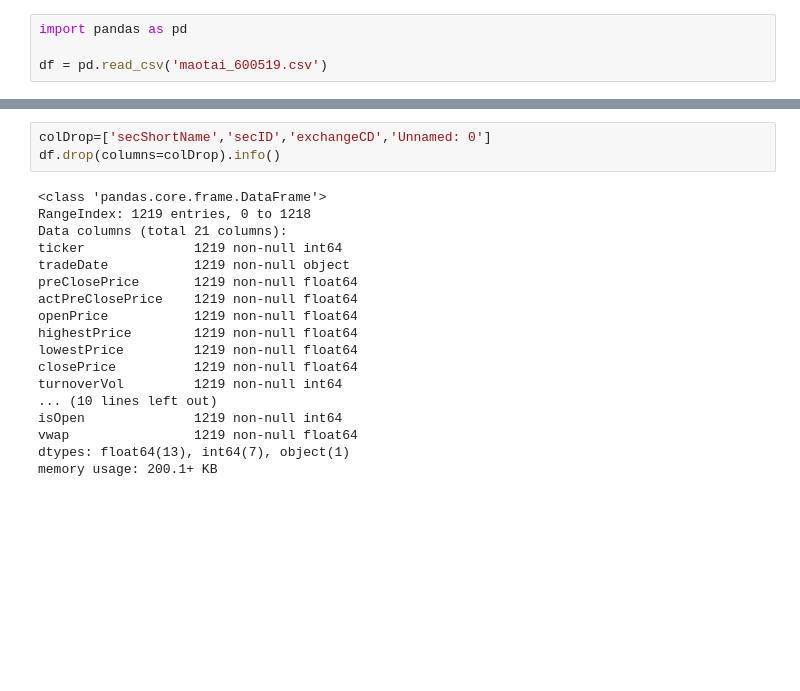
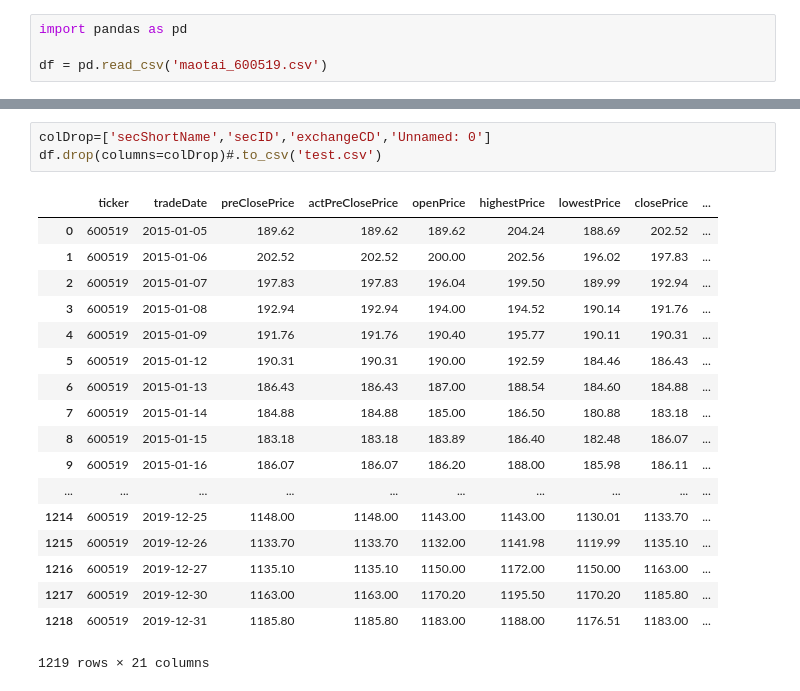
Before and after one commit to erdeq-upenn/stock, a Jupyter notebook: Untitled.ipynb, the cells around one changed output, grey strips where cells are left out. Saved outputs shown, nothing was run; the diff lists cells and outputs as text; blank space fills up the shorter version.

```diff
--- a/Untitled.ipynb
+++ b/Untitled.ipynb
@@ -26,21 +26,22 @@ df
 # %%
 colDrop=['secShortName','secID','exchangeCD','Unnamed: 0']
-df.drop(columns=colDrop).info()
+df.drop(columns=colDrop)#.to_csv('test.csv')
 # %% [output]
+|  | ticker | tradeDate | preClosePrice | actPreClosePrice | openPrice | highestPrice | lowestPrice | closePrice | ... |
+| 0 | 600519 | 2015-01-05 | 189.62 | 189.62 | 189.62 | 204.24 | 188.69 | 202.52 | ... |
+| 1 | 600519 | 2015-01-06 | 202.52 | 202.52 | 200.00 | 202.56 | 196.02 | 197.83 | ... |
+| 2 | 600519 | 2015-01-07 | 197.83 | 197.83 | 196.04 | 199.50 | 189.99 | 192.94 | ... |
+| 3 | 600519 | 2015-01-08 | 192.94 | 192.94 | 194.00 | 194.52 | 190.14 | 191.76 | ... |
+| 4 | 600519 | 2015-01-09 | 191.76 | 191.76 | 190.40 | 195.77 | 190.11 | 190.31 | ... |
+| 5 | 600519 | 2015-01-12 | 190.31 | 190.31 | 190.00 | 192.59 | 184.46 | 186.43 | ... |
+| 6 | 600519 | 2015-01-13 | 186.43 | 186.43 | 187.00 | 188.54 | 184.60 | 184.88 | ... |
+| 7 | 600519 | 2015-01-14 | 184.88 | 184.88 | 185.00 | 186.50 | 180.88 | 183.18 | ... |
+| 8 | 600519 | 2015-01-15 | 183.18 | 183.18 | 183.89 | 186.40 | 182.48 | 186.07 | ... |
+| 9 | 600519 | 2015-01-16 | 186.07 | 186.07 | 186.20 | 188.00 | 185.98 | 186.11 | ... |
+| ... | ... | ... | ... | ... | ... | ... | ... | ... | ... |
+| 1214 | 600519 | 2019-12-25 | 1148.00 | 1148.00 | 1143.00 | 1143.00 | 1130.01 | 1133.70 | ... |
+| 1215 | 600519 | 2019-12-26 | 1133.70 | 1133.70 | 1132.00 | 1141.98 | 1119.99 | 1135.10 | ... |
+| 1216 | 600519 | 2019-12-27 | 1135.10 | 1135.10 | 1150.00 | 1172.00 | 1150.00 | 1163.00 | ... |
+| 1217 | 600519 | 2019-12-30 | 1163.00 | 1163.00 | 1170.20 | 1195.50 | 1170.20 | 1185.80 | ... |
+| 1218 | 600519 | 2019-12-31 | 1185.80 | 1185.80 | 1183.00 | 1188.00 | 1176.51 | 1183.00 | ... |
-<class 'pandas.core.frame.DataFrame'>
-RangeIndex: 1219 entries, 0 to 1218
-Data columns (total 21 columns):
-ticker              1219 non-null int64
-tradeDate           1219 non-null object
-preClosePrice       1219 non-null float64
-actPreClosePrice    1219 non-null float64
-openPrice           1219 non-null float64
-highestPrice        1219 non-null float64
-lowestPrice         1219 non-null float64
-closePrice          1219 non-null float64
-turnoverVol         1219 non-null int64
-... (10 lines left out)
-isOpen              1219 non-null int64
-vwap                1219 non-null float64
-dtypes: float64(13), int64(7), object(1)
-memory usage: 200.1+ KB
+1219 rows × 21 columns
```
Also changed, not shown: parts of 1 cell of this notebook, 1 other file.
